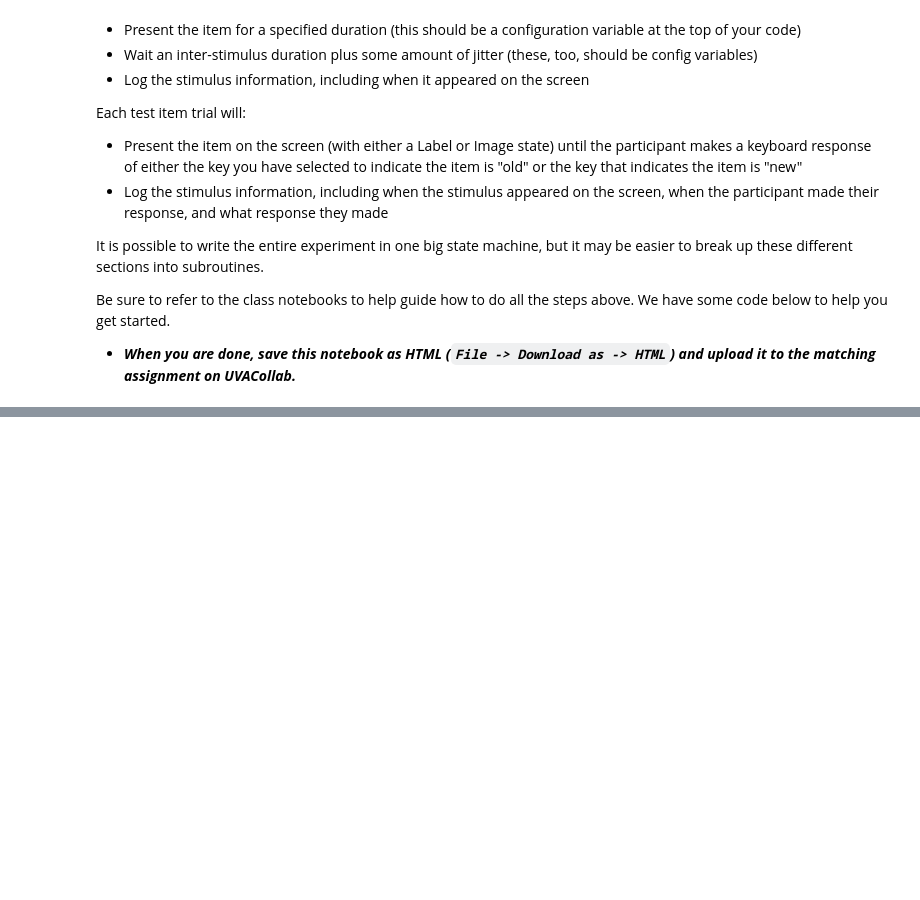
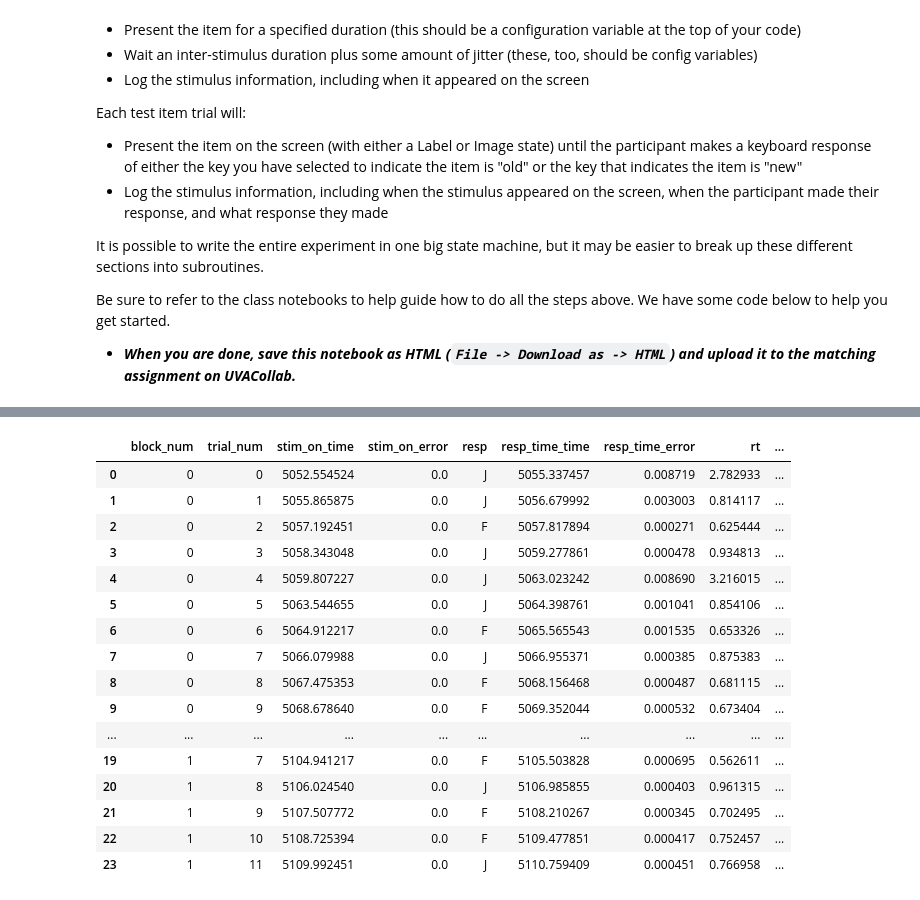
Before and after one commit to cs-hall/compsy, a Jupyter notebook: assignments/A03_SMILE_Experiment_csh4hf.ipynb, the cells around one changed output, grey strips where cells are left out. Drawn from its saved outputs; the diff is of its cells as text; code cells hidden in the pictures; blank space fills up the shorter version.

```diff
--- a/assignments/A03_SMILE_Experiment_csh4hf.ipynb
+++ b/assignments/A03_SMILE_Experiment_csh4hf.ipynb
@@ -73,0 +561,25 @@ ModuleNotFoundError: No module named 'smile'
+# %%
+from smile.log import log2dl
+import pandas as pd
+
+test = log2dl('data/OLDNEW/test000/20231005_232738/log_old-new-test_0.slog')
+df_test = pd.DataFrame(test)
+df_test
+# %% [output]
+|  | block_num | trial_num | stim_on_time | stim_on_error | resp | resp_time_time | resp_time_error | rt | ... |
+| 0 | 0 | 0 | 5052.554524 | 0.0 | J | 5055.337457 | 0.008719 | 2.782933 | ... |
+| 1 | 0 | 1 | 5055.865875 | 0.0 | J | 5056.679992 | 0.003003 | 0.814117 | ... |
+| 2 | 0 | 2 | 5057.192451 | 0.0 | F | 5057.817894 | 0.000271 | 0.625444 | ... |
+| 3 | 0 | 3 | 5058.343048 | 0.0 | J | 5059.277861 | 0.000478 | 0.934813 | ... |
+| 4 | 0 | 4 | 5059.807227 | 0.0 | J | 5063.023242 | 0.008690 | 3.216015 | ... |
+| 5 | 0 | 5 | 5063.544655 | 0.0 | J | 5064.398761 | 0.001041 | 0.854106 | ... |
+| 6 | 0 | 6 | 5064.912217 | 0.0 | F | 5065.565543 | 0.001535 | 0.653326 | ... |
+| 7 | 0 | 7 | 5066.079988 | 0.0 | J | 5066.955371 | 0.000385 | 0.875383 | ... |
+| 8 | 0 | 8 | 5067.475353 | 0.0 | F | 5068.156468 | 0.000487 | 0.681115 | ... |
+| 9 | 0 | 9 | 5068.678640 | 0.0 | F | 5069.352044 | 0.000532 | 0.673404 | ... |
+| ... | ... | ... | ... | ... | ... | ... | ... | ... | ... |
+| 19 | 1 | 7 | 5104.941217 | 0.0 | F | 5105.503828 | 0.000695 | 0.562611 | ... |
+| 20 | 1 | 8 | 5106.024540 | 0.0 | J | 5106.985855 | 0.000403 | 0.961315 | ... |
+| 21 | 1 | 9 | 5107.507772 | 0.0 | F | 5108.210267 | 0.000345 | 0.702495 | ... |
+| 22 | 1 | 10 | 5108.725394 | 0.0 | F | 5109.477851 | 0.000417 | 0.752457 | ... |
+| 23 | 1 | 11 | 5109.992451 | 0.0 | J | 5110.759409 | 0.000451 | 0.766958 | ... |
```
Also changed, not shown: parts of 3 cells of this notebook, 3 other files.
